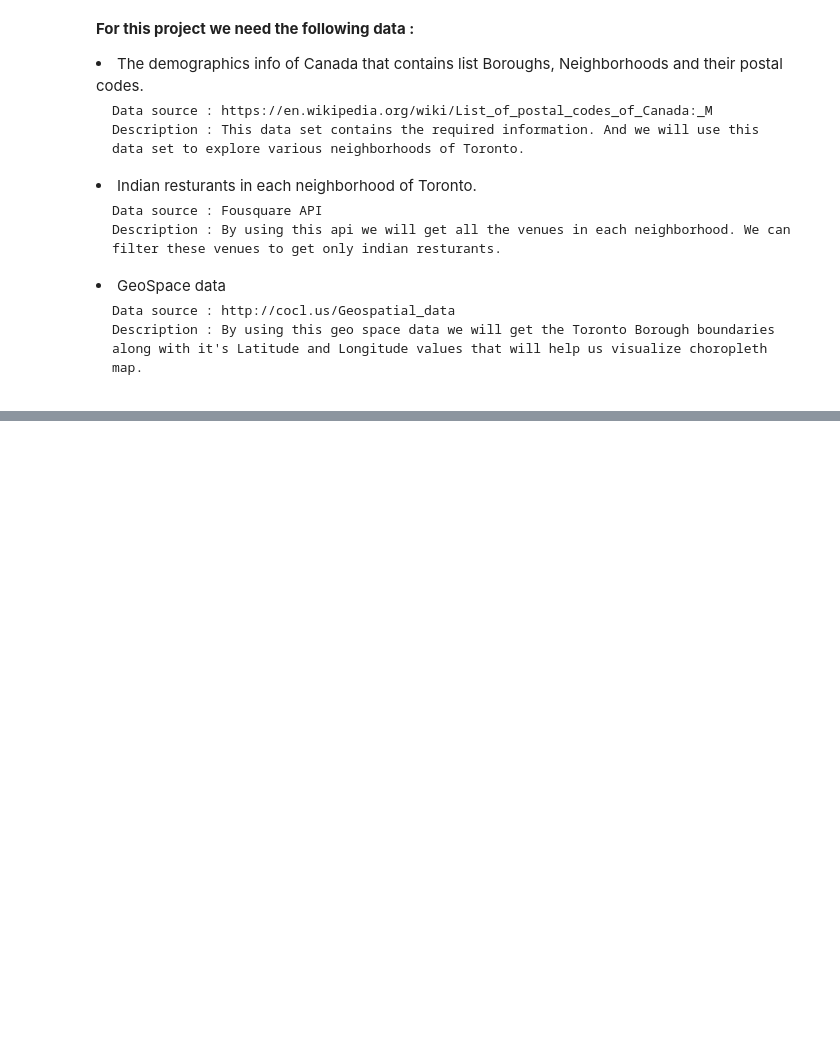
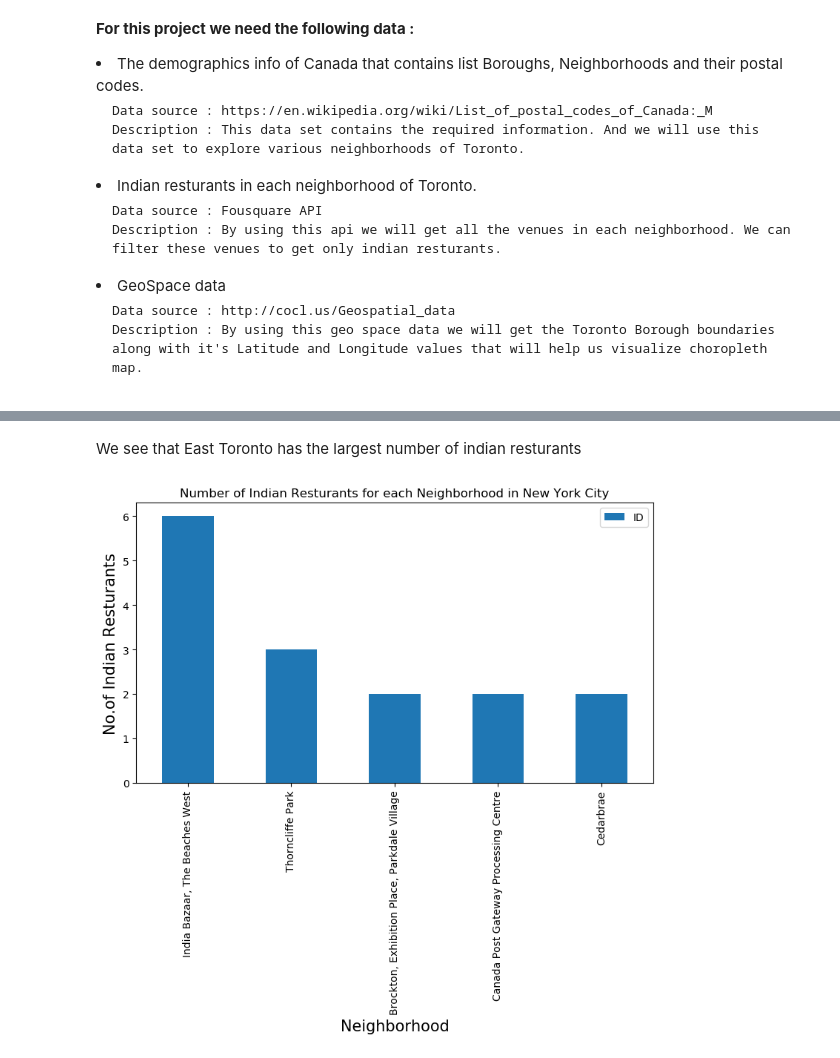
Before and after one commit to AlokeDeep/Coursera_Capstone, a Jupyter notebook: Battle_Of_Neighborhoods_Capstone.ipynb, the cells around one changed output, grey strips where cells are left out. Drawn from its saved outputs; the diff is of its cells as text; code cells hidden in the pictures; blank space fills up the shorter version.

```diff
--- a/Battle_Of_Neighborhoods_Capstone.ipynb
+++ b/Battle_Of_Neighborhoods_Capstone.ipynb
@@ -39,0 +345,18 @@ Hello Capstone Project Course!
+# %% [markdown]
+We see that East Toronto has the largest number of indian resturants
+# %%
+plt.figure(figsize=(9,5), dpi = 100)
+# title
+plt.title('Number of Indian Resturants for each Neighborhood in New York City')
+#On x-axis
+plt.xlabel('Neighborhood', fontsize = 15)
+#On y-axis
+plt.ylabel('No.of Indian Resturants', fontsize=15)
+#giving a bar plot
+indian_rest_Toronto.groupby('Neighborhood')['ID'].count().nlargest(5).plot(kind='bar')
+#legend
+plt.legend()
+#displays the plot
+plt.show()
+# %% [output]
+[figure, added]
```
Also changed, not shown: parts of 77 cells of this notebook, 2 other files.
